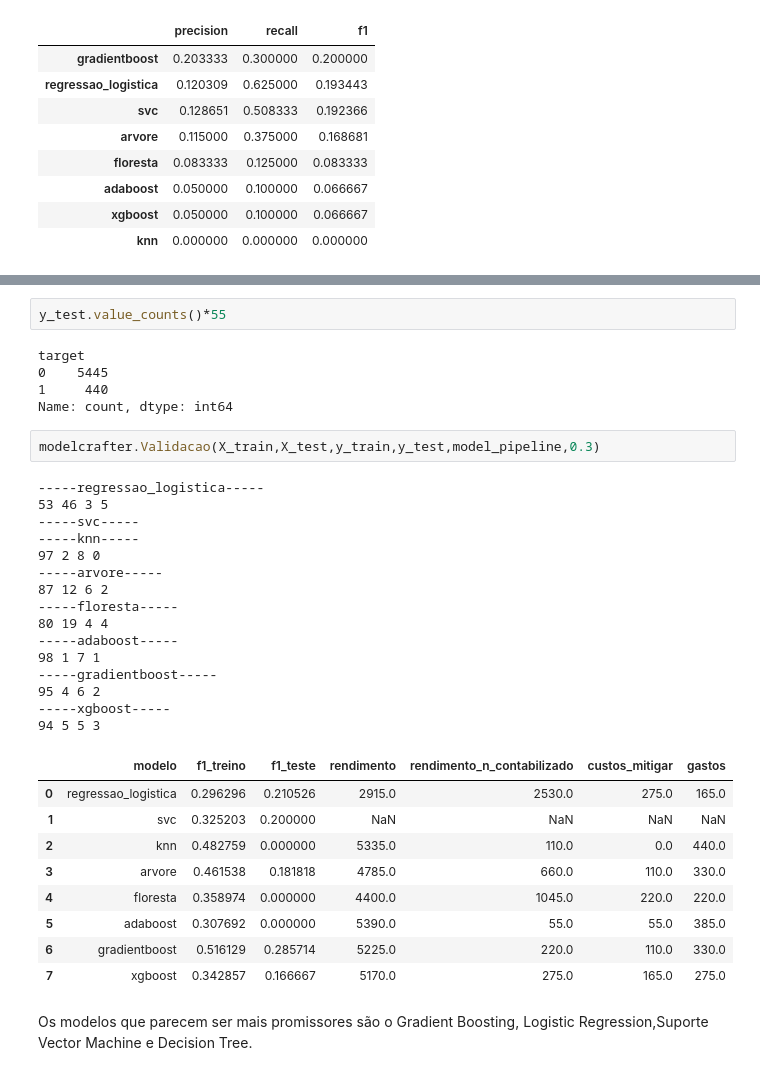
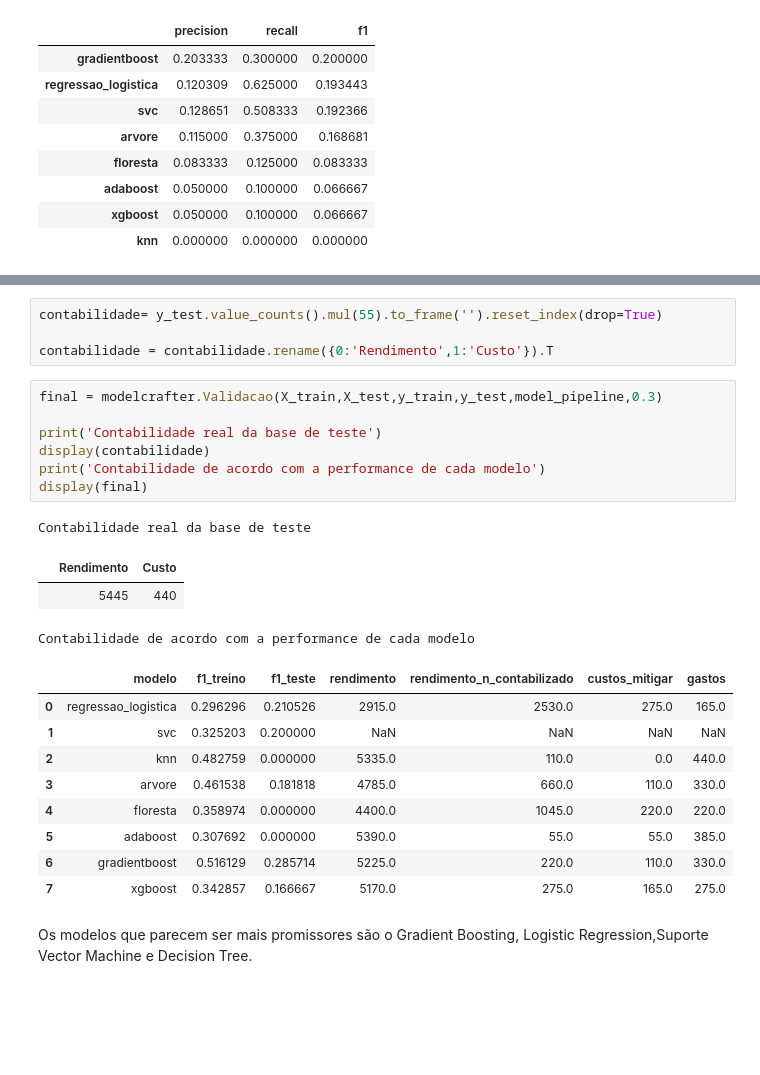
Before and after one commit to Alexandre-Esposte/Reserva_Nao_Honrada, a Jupyter notebook: notebooks/modelagem.ipynb, the cells around one changed output, grey strips where cells are left out. Drawn from its saved outputs; the diff is of its cells as text; blank space fills up the shorter version.

```diff
--- a/notebooks/modelagem.ipynb
+++ b/notebooks/modelagem.ipynb
@@ -357,37 +347,28 @@ NameError: name 'tp' is not defined
-# %%
-y_test.value_counts()*55
-# %% [output]
-target
-0    5445
-1     440
-Name: count, dtype: int64
-# %%
-modelcrafter.Validacao(X_train,X_test,y_train,y_test,model_pipeline,0.3)
-# %% [output]
------regressao_logistica-----
-53 46 3 5
------svc-----
------knn-----
-97 2 8 0
------arvore-----
-87 12 6 2
------floresta-----
-80 19 4 4
------adaboost-----
-98 1 7 1
------gradientboost-----
-95 4 6 2
------xgboost-----
-94 5 5 3
-|  | modelo | f1_treino | f1_teste | rendimento | rendimento_n_contabilizado | custos_mitigar | gastos |
-| 0 | regressao_logistica | 0.296296 | 0.210526 | 2915.0 | 2530.0 | 275.0 | 165.0 |
-| 1 | svc | 0.325203 | 0.200000 | NaN | NaN | NaN | NaN |
-| 2 | knn | 0.482759 | 0.000000 | 5335.0 | 110.0 | 0.0 | 440.0 |
-| 3 | arvore | 0.461538 | 0.181818 | 4785.0 | 660.0 | 110.0 | 330.0 |
-| 4 | floresta | 0.358974 | 0.000000 | 4400.0 | 1045.0 | 220.0 | 220.0 |
-| 5 | adaboost | 0.307692 | 0.000000 | 5390.0 | 55.0 | 55.0 | 385.0 |
-| 6 | gradientboost | 0.516129 | 0.285714 | 5225.0 | 220.0 | 110.0 | 330.0 |
-| 7 | xgboost | 0.342857 | 0.166667 | 5170.0 | 275.0 | 165.0 | 275.0 |
+# %%
+contabilidade= y_test.value_counts().mul(55).to_frame('').reset_index(drop=True)
+
+contabilidade = contabilidade.rename({0:'Rendimento',1:'Custo'}).T
+# %%
+final = modelcrafter.Validacao(X_train,X_test,y_train,y_test,model_pipeline,0.3)
+
+print('Contabilidade real da base de teste')
+display(contabilidade)
+print('Contabilidade de acordo com a performance de cada modelo')
+display(final)
+# %% [output]
+Contabilidade real da base de teste
+|  | Rendimento | Custo |
+|  | 5445 | 440 |
+Contabilidade de acordo com a performance de cada modelo
+|  | modelo | f1_treino | f1_teste | rendimento | rendimento_n_contabilizado | custos_mitigar | gastos |
+| 0 | regressao_logistica | 0.296296 | 0.210526 | 2915.0 | 2530.0 | 275.0 | 165.0 |
+| 1 | svc | 0.325203 | 0.200000 | NaN | NaN | NaN | NaN |
+| 2 | knn | 0.482759 | 0.000000 | 5335.0 | 110.0 | 0.0 | 440.0 |
+| 3 | arvore | 0.461538 | 0.181818 | 4785.0 | 660.0 | 110.0 | 330.0 |
+| 4 | floresta | 0.358974 | 0.000000 | 4400.0 | 1045.0 | 220.0 | 220.0 |
+| 5 | adaboost | 0.307692 | 0.000000 | 5390.0 | 55.0 | 55.0 | 385.0 |
+| 6 | gradientboost | 0.516129 | 0.285714 | 5225.0 | 220.0 | 110.0 | 330.0 |
+| 7 | xgboost | 0.342857 | 0.166667 | 5170.0 | 275.0 | 165.0 | 275.0 |
 # %% [markdown]
 Os modelos que parecem ser mais promissores são o Gradient Boosting, Logistic Regression,Suporte Vector Machine e Decision Tree.
 # %%
```
Also changed, not shown: parts of 6 cells of this notebook, 2 other files.
